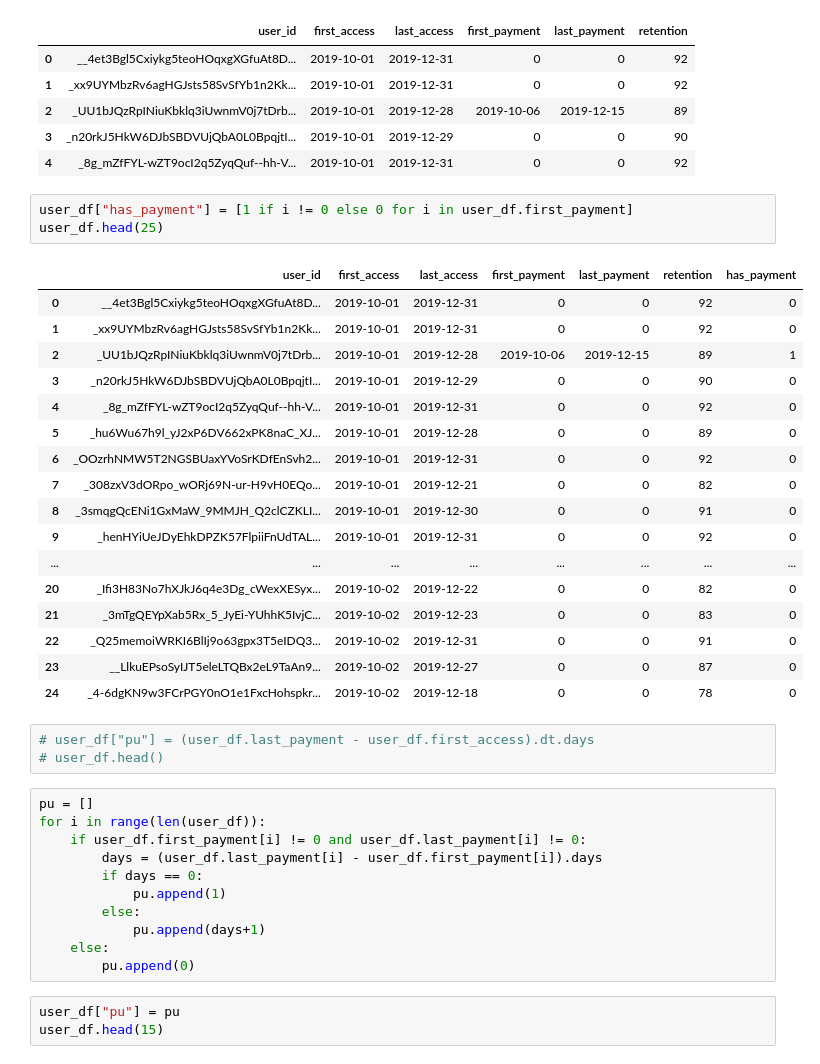
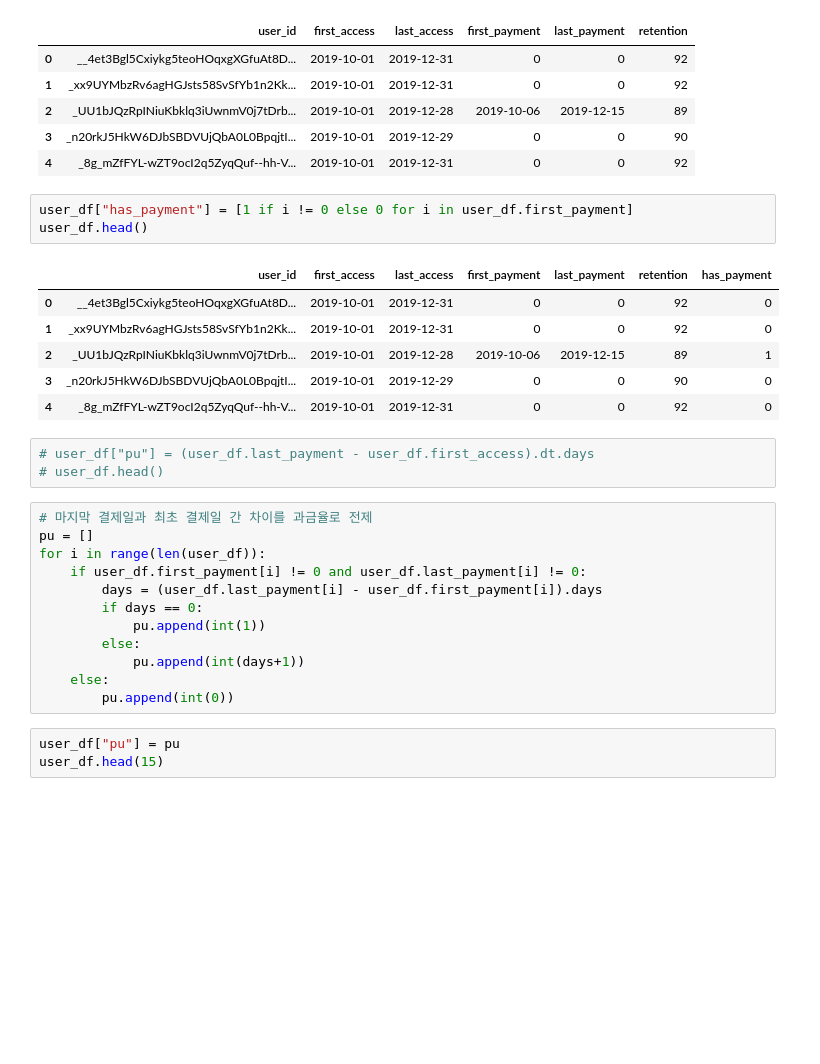
Before and after one commit to YeHoonJang/archive_for_everything, a Jupyter notebook: line/line_studio_assignment.ipynb, the cells around one changed output. Drawn from its saved outputs; the diff is of its cells as text; blank space fills up the shorter version.

```diff
--- a/line/line_studio_assignment.ipynb
+++ b/line/line_studio_assignment.ipynb
@@ -83,39 +91,29 @@ user_df.head()
 | 4 | _8g_mZfFYL-wZT9ocI2q5ZyqQuf--hh-V... | 2019-10-01 | 2019-12-31 | 0 | 0 | 92 |
 # %%
 user_df["has_payment"] = [1 if i != 0 else 0 for i in user_df.first_payment]
-user_df.head(25)
+user_df.head()
 # %% [output]
 |  | user_id | first_access | last_access | first_payment | last_payment | retention | has_payment |
 | 0 | __4et3Bgl5Cxiykg5teoHOqxgXGfuAt8D... | 2019-10-01 | 2019-12-31 | 0 | 0 | 92 | 0 |
 | 1 | _xx9UYMbzRv6agHGJsts58SvSfYb1n2Kk... | 2019-10-01 | 2019-12-31 | 0 | 0 | 92 | 0 |
 | 2 | _UU1bJQzRpINiuKbklq3iUwnmV0j7tDrb... | 2019-10-01 | 2019-12-28 | 2019-10-06 | 2019-12-15 | 89 | 1 |
 | 3 | _n20rkJ5HkW6DJbSBDVUjQbA0L0BpqjtI... | 2019-10-01 | 2019-12-29 | 0 | 0 | 90 | 0 |
 | 4 | _8g_mZfFYL-wZT9ocI2q5ZyqQuf--hh-V... | 2019-10-01 | 2019-12-31 | 0 | 0 | 92 | 0 |
-| 5 | _hu6Wu67h9l_yJ2xP6DV662xPK8naC_XJ... | 2019-10-01 | 2019-12-28 | 0 | 0 | 89 | 0 |
-| 6 | _OOzrhNMW5T2NGSBUaxYVoSrKDfEnSvh2... | 2019-10-01 | 2019-12-31 | 0 | 0 | 92 | 0 |
-| 7 | _308zxV3dORpo_wORj69N-ur-H9vH0EQo... | 2019-10-01 | 2019-12-21 | 0 | 0 | 82 | 0 |
-| 8 | _3smqgQcENi1GxMaW_9MMJH_Q2clCZKLI... | 2019-10-01 | 2019-12-30 | 0 | 0 | 91 | 0 |
-| 9 | _henHYiUeJDyEhkDPZK57FlpiiFnUdTAL... | 2019-10-01 | 2019-12-31 | 0 | 0 | 92 | 0 |
-| ... | ... | ... | ... | ... | ... | ... | ... |
-| 20 | _Ifi3H83No7hXJkJ6q4e3Dg_cWexXESyx... | 2019-10-02 | 2019-12-22 | 0 | 0 | 82 | 0 |
-| 21 | _3mTgQEYpXab5Rx_5_JyEi-YUhhK5IvjC... | 2019-10-02 | 2019-12-23 | 0 | 0 | 83 | 0 |
-| 22 | _Q25memoiWRKI6BlIj9o63gpx3T5eIDQ3... | 2019-10-02 | 2019-12-31 | 0 | 0 | 91 | 0 |
-| 23 | __LlkuEPsoSyIJT5eleLTQBx2eL9TaAn9... | 2019-10-02 | 2019-12-27 | 0 | 0 | 87 | 0 |
-| 24 | _4-6dgKN9w3FCrPGY0nO1e1FxcHohspkr... | 2019-10-02 | 2019-12-18 | 0 | 0 | 78 | 0 |
 # %%
 # user_df["pu"] = (user_df.last_payment - user_df.first_access).dt.days
 # user_df.head()
 # %%
+# 마지막 결제일과 최초 결제일 간 차이를 과금율로 전제
 pu = []
 for i in range(len(user_df)):
     if user_df.first_payment[i] != 0 and user_df.last_payment[i] != 0:
         days = (user_df.last_payment[i] - user_df.first_payment[i]).days
         if days == 0:
-            pu.append(1)
+            pu.append(int(1))
         else:
-            pu.append(days+1)
+            pu.append(int(days+1))
     else:
-        pu.append(0)
+        pu.append(int(0))
 # %%
 user_df["pu"] = pu
 user_df.head(15)
```
Also changed, not shown: parts of 73 cells of this notebook, 1 other file.
